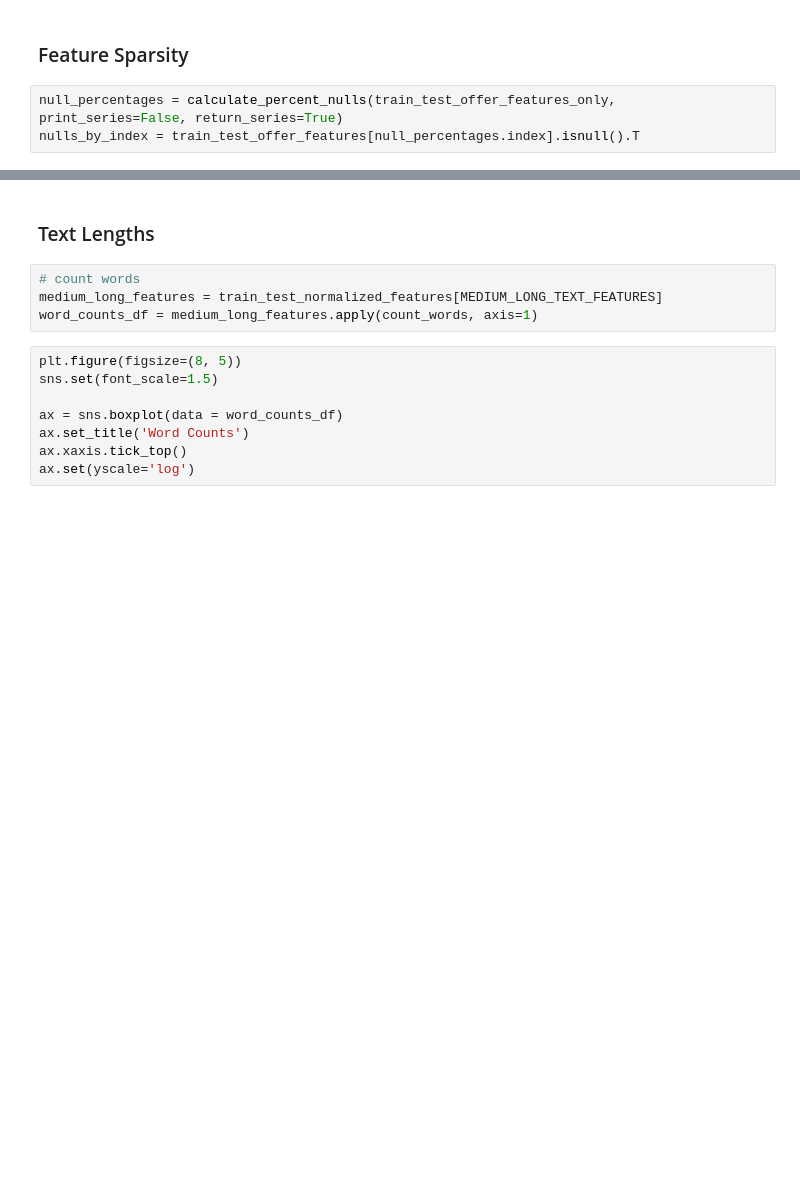
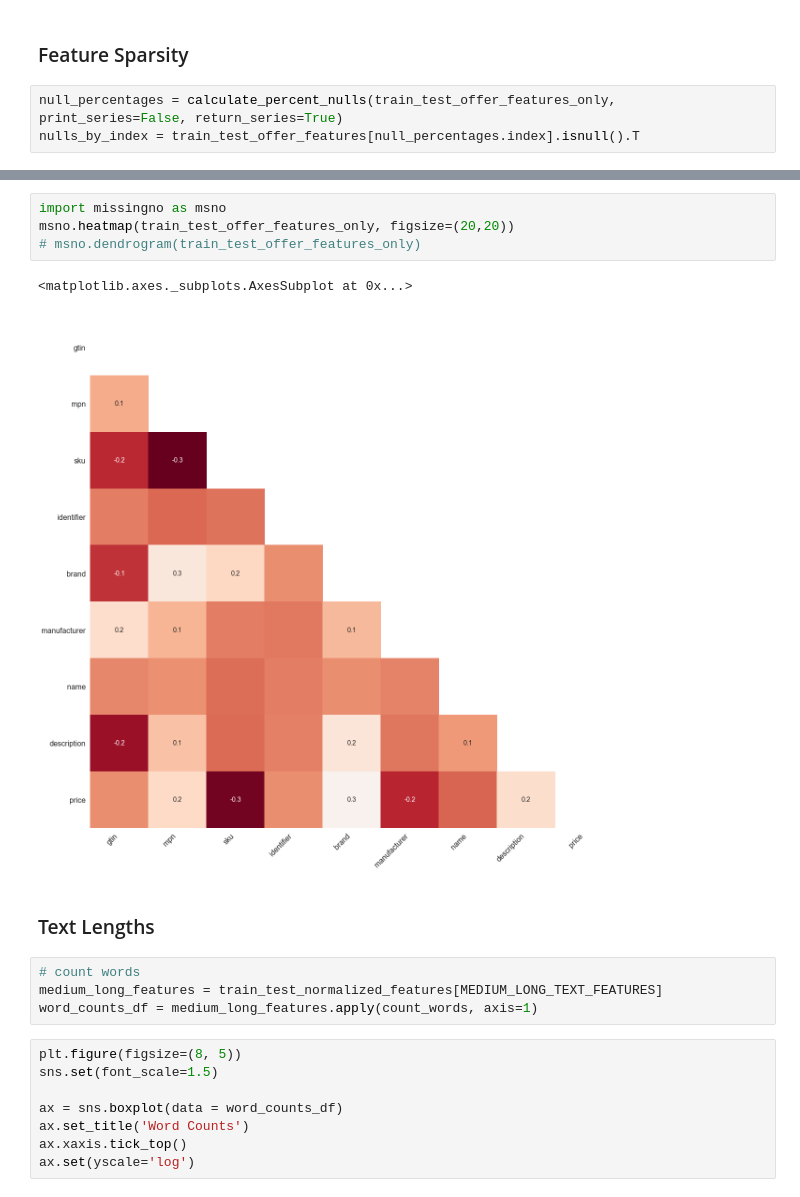
Before and after one commit to kylegilde/Entity-Matching-in-Online-Retail, a Jupyter notebook: Presentation.ipynb, the cells around one changed output, grey strips where cells are left out. Saved outputs shown, nothing was run; the diff lists cells and outputs as text; blank space fills up the shorter version.

```diff
--- a/Presentation.ipynb
+++ b/Presentation.ipynb
@@ -152,3 +159,10 @@ Text(0.5, 1.0, 'Missingness by Index')
+# %%
+import missingno as msno
+msno.heatmap(train_test_offer_features_only, figsize=(20,20))
+# msno.dendrogram(train_test_offer_features_only)
+# %% [output]
+<matplotlib.axes._subplots.AxesSubplot at 0x...>
+[figure, added]
 # %% [markdown]
 ### Text Lengths
 # %%
```
Also changed, not shown: parts of 15 cells of this notebook, 3 other files.
